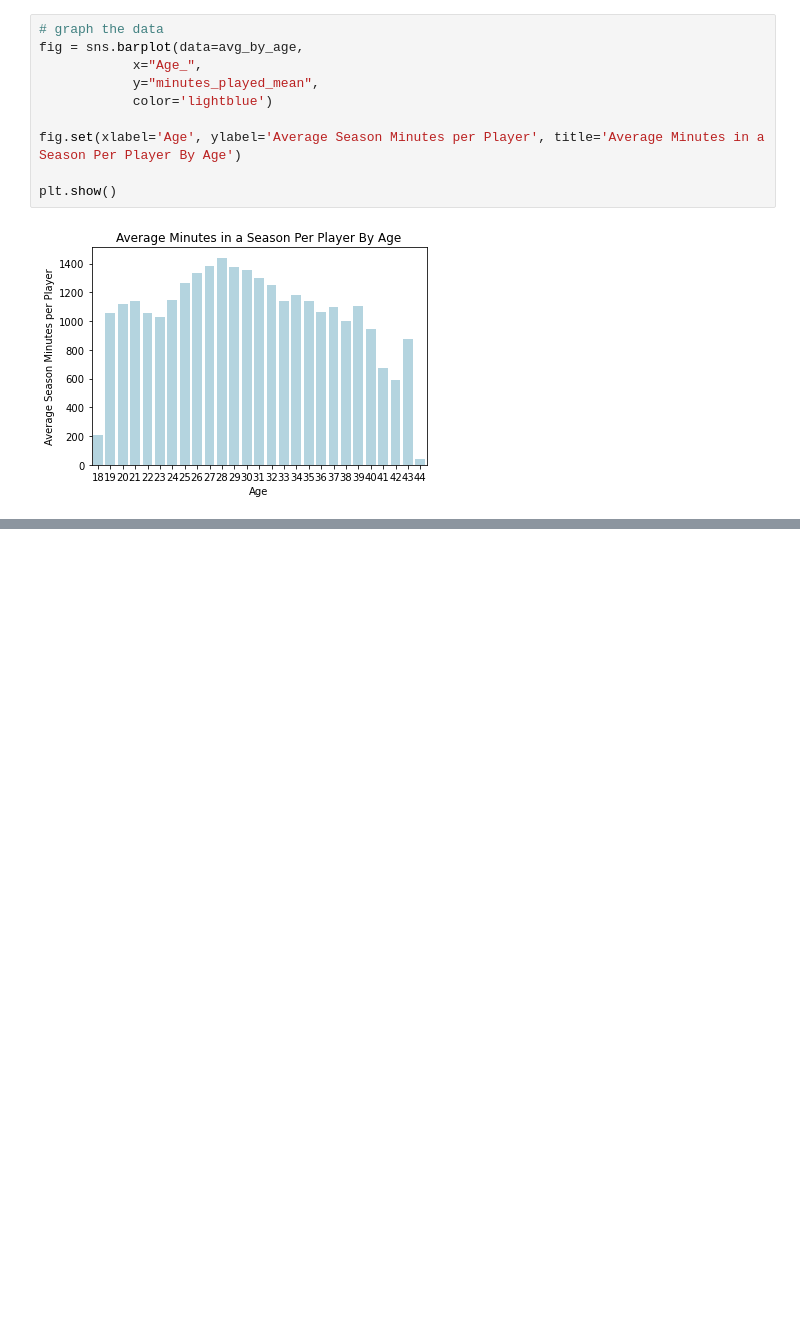
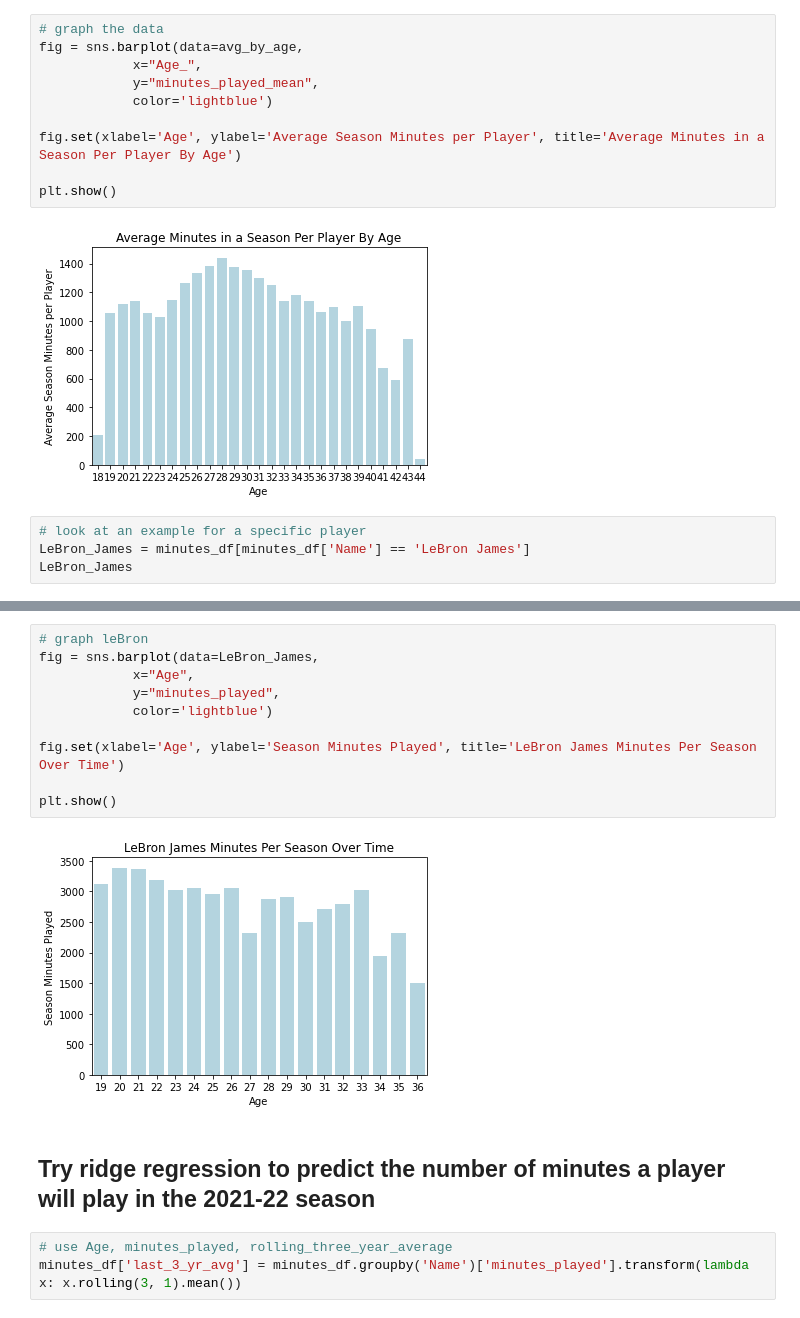
Before and after one commit to CaseySteele24/NBA, a Jupyter notebook: Minute Projections/2021-22_player_min_projections.ipynb, the cells around one changed output, grey strips where cells are left out. Cells and saved outputs as stored; diff of their text form; blank space fills up the shorter version.

```diff
--- a/Minute Projections/2021-22_player_min_projections.ipynb
+++ b/Minute Projections/2021-22_player_min_projections.ipynb
@@ -289,3 +289,7 @@ fig.set(xlabel='Age', ylabel='Average Season Minutes per Player', title='Average
 plt.show()
 # %% [output]
 [figure]
+# %%
+# look at an example for a specific player
+LeBron_James = minutes_df[minutes_df['Name'] == 'LeBron James']
+LeBron_James
@@ -291,0 +314,17 @@ plt.show()
+# %%
+# graph leBron
+fig = sns.barplot(data=LeBron_James,
+            x="Age",
+            y="minutes_played",
+            color='lightblue')
+
+fig.set(xlabel='Age', ylabel='Season Minutes Played', title='LeBron James Minutes Per Season Over Time')
+
+plt.show()
+# %% [output]
+[figure, added]
+# %% [markdown]
+## Try ridge regression to predict the number of minutes a player will play in the 2021-22 season
+# %%
+# use Age, minutes_played, rolling_three_year_average
+minutes_df['last_3_yr_avg'] = minutes_df.groupby('Name')['minutes_played'].transform(lambda x: x.rolling(3, 1).mean())
```
Also changed, not shown: parts of 14 cells of this notebook.
